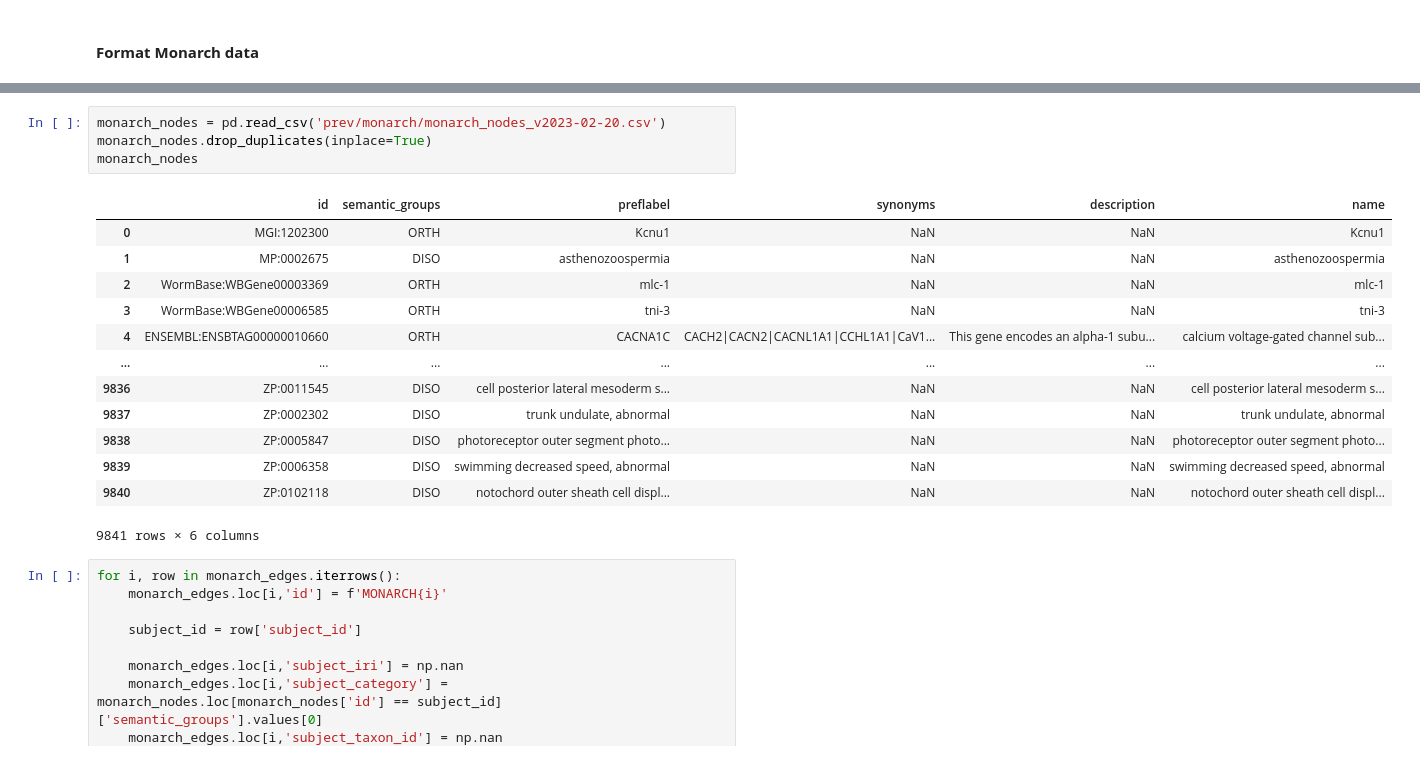
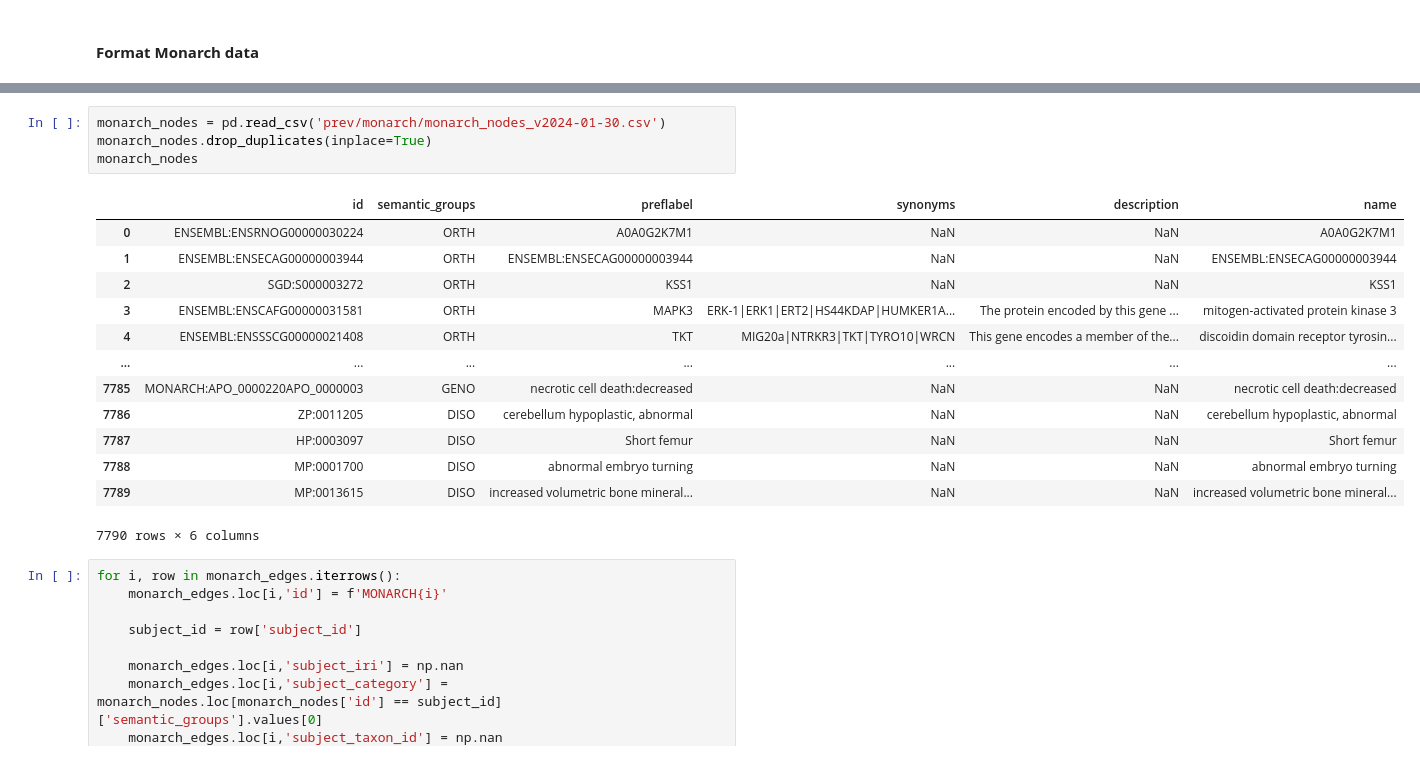
Before and after one commit to rosazwart/XAIFO-ThesisProject, a Jupyter notebook: Notebook_3.ipynb, the cells around one changed output, grey strips where cells are left out. Cells and saved outputs as stored; diff of their text form.

```diff
--- a/Notebook_3.ipynb
+++ b/Notebook_3.ipynb
@@ -30,21 +30,21 @@ monarch_edges
 # %%
-monarch_nodes = pd.read_csv('prev/monarch/monarch_nodes_v2023-02-20.csv')
+monarch_nodes = pd.read_csv('prev/monarch/monarch_nodes_v2024-01-30.csv')
 monarch_nodes.drop_duplicates(inplace=True)
 monarch_nodes
 # %% [output]
 |  | id | semantic_groups | preflabel | synonyms | description | name |
-| 0 | MGI:1202300 | ORTH | Kcnu1 | NaN | NaN | Kcnu1 |
-| 1 | MP:0002675 | DISO | asthenozoospermia | NaN | NaN | asthenozoospermia |
-| 2 | WormBase:WBGene00003369 | ORTH | mlc-1 | NaN | NaN | mlc-1 |
-| 3 | WormBase:WBGene00006585 | ORTH | tni-3 | NaN | NaN | tni-3 |
-| 4 | ENSEMBL:ENSBTAG00000010660 | ORTH | CACNA1C | CACH2|CACN2|CACNL1A1|CCHL1A1|CaV1... | This gene encodes an alpha-1 subu... | calcium voltage-gated channel sub... |
+| 0 | ENSEMBL:ENSRNOG00000030224 | ORTH | A0A0G2K7M1 | NaN | NaN | A0A0G2K7M1 |
+| 1 | ENSEMBL:ENSECAG00000003944 | ORTH | ENSEMBL:ENSECAG00000003944 | NaN | NaN | ENSEMBL:ENSECAG00000003944 |
+| 2 | SGD:S000003272 | ORTH | KSS1 | NaN | NaN | KSS1 |
+| 3 | ENSEMBL:ENSCAFG00000031581 | ORTH | MAPK3 | ERK-1|ERK1|ERT2|HS44KDAP|HUMKER1A... | The protein encoded by this gene ... | mitogen-activated protein kinase 3 |
+| 4 | ENSEMBL:ENSSSCG00000021408 | ORTH | TKT | MIG20a|NTRKR3|TKT|TYRO10|WRCN | This gene encodes a member of the... | discoidin domain receptor tyrosin... |
 | ... | ... | ... | ... | ... | ... | ... |
-| 9836 | ZP:0011545 | DISO | cell posterior lateral mesoderm s... | NaN | NaN | cell posterior lateral mesoderm s... |
-| 9837 | ZP:0002302 | DISO | trunk undulate, abnormal | NaN | NaN | trunk undulate, abnormal |
-| 9838 | ZP:0005847 | DISO | photoreceptor outer segment photo... | NaN | NaN | photoreceptor outer segment photo... |
-| 9839 | ZP:0006358 | DISO | swimming decreased speed, abnormal | NaN | NaN | swimming decreased speed, abnormal |
-| 9840 | ZP:0102118 | DISO | notochord outer sheath cell displ... | NaN | NaN | notochord outer sheath cell displ... |
+| 7785 | MONARCH:APO_0000220APO_0000003 | GENO | necrotic cell death:decreased | NaN | NaN | necrotic cell death:decreased |
+| 7786 | ZP:0011205 | DISO | cerebellum hypoplastic, abnormal | NaN | NaN | cerebellum hypoplastic, abnormal |
+| 7787 | HP:0003097 | DISO | Short femur | NaN | NaN | Short femur |
+| 7788 | MP:0001700 | DISO | abnormal embryo turning | NaN | NaN | abnormal embryo turning |
+| 7789 | MP:0013615 | DISO | increased volumetric bone mineral... | NaN | NaN | increased volumetric bone mineral... |
-9841 rows × 6 columns
+7790 rows × 6 columns
 # %%
 for i, row in monarch_edges.iterrows():
     monarch_edges.loc[i,'id'] = f'MONARCH{i}'
```
Also changed, not shown: parts of 9 cells of this notebook, 7 other files.
